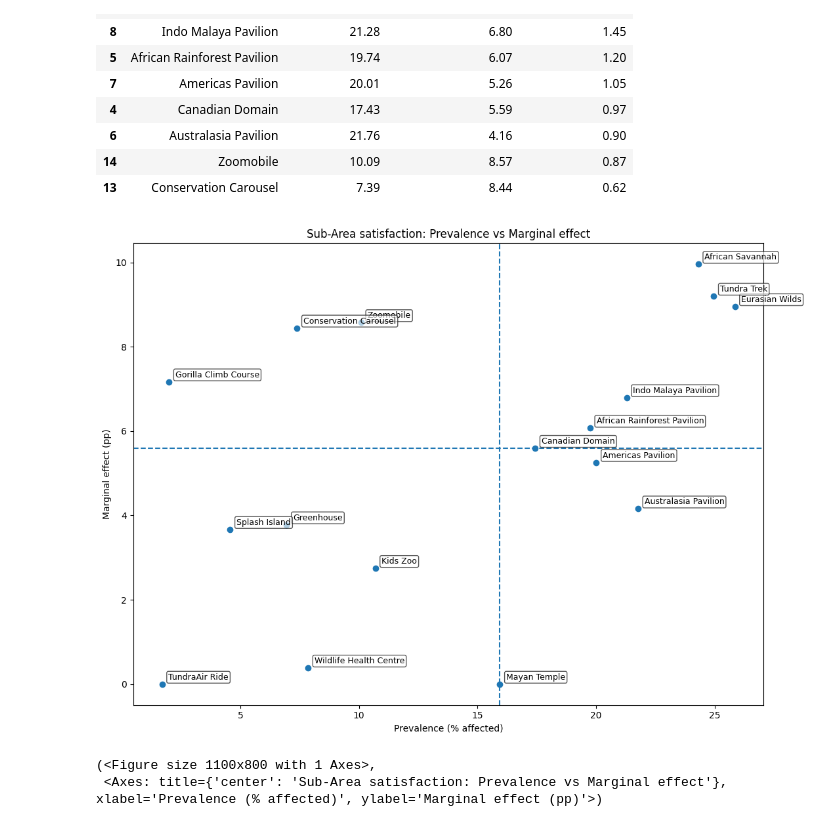
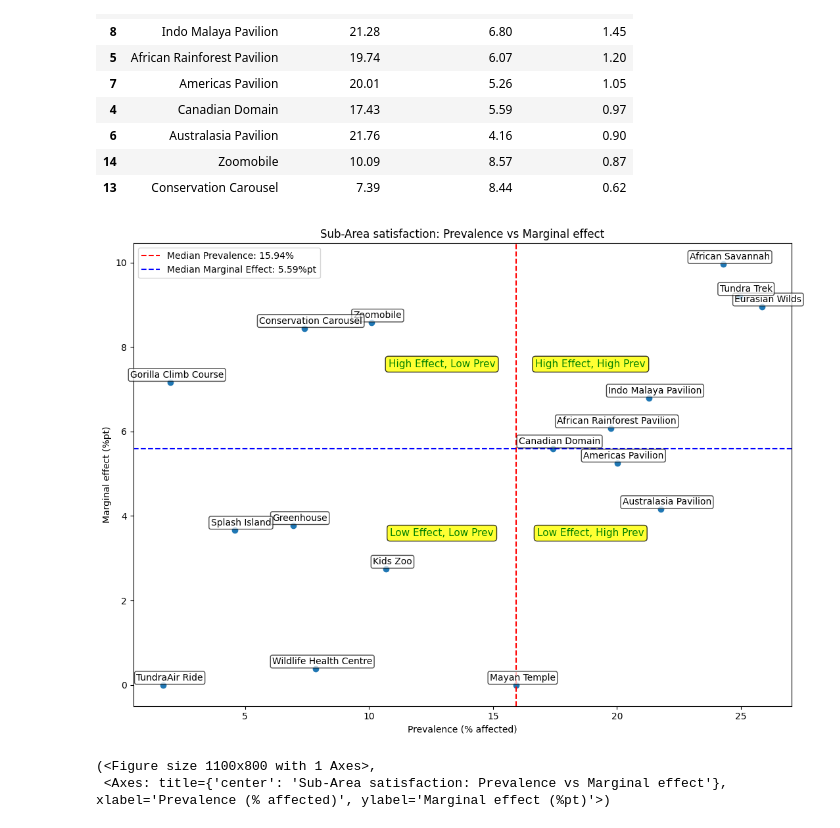
Before and after one commit to nathan-wheeler/Zoo-Feedback-Insights, a Jupyter notebook: EDA_Key_Driver.ipynb, the cells around one changed output. Saved outputs shown, nothing was run; the diff lists cells and outputs as text; code cells hidden in the pictures.

Commit message:
updated figure labels and legends

```diff
--- a/EDA_Key_Driver.ipynb
+++ b/EDA_Key_Driver.ipynb
@@ -343,6 +339,8 @@ def plot_driver_quadrant(
     exclude_features=None,
     xlim=None,
     ylim=None,
+    xbox = 1,
+    ybox = 1
 ):
     if exclude_features is None:
         exclude_features = set()
@@ -365,25 +363,38 @@ def plot_driver_quadrant(
             (r["prevalence_pct"], r["marginal_effect_pp"]),
             xytext=(7, 5),
             textcoords="offset points",
-            fontsize=9,
-            bbox=dict(boxstyle="round,pad=0.2", facecolor="white", alpha=0.65)
+            ha='center',
+            fontsize=10,
+            bbox=dict(boxstyle="round,pad=0.2", facecolor="white", alpha=0.7)
         )
 
-    ax.axvline(x_med, linestyle="--")
-    ax.axhline(y_med, linestyle="--")
+    ax.axvline(x_med, color='red',  linestyle="--", label=f'Median Prevalence: {x_med:.2f}%')
+    ax.axhline(y_med, color='blue', linestyle="--", label=f'Median Marginal Effect: {y_med:.2f}%pt')
 
     ax.set_xlabel("Prevalence (% affected)")
-    ax.set_ylabel("Marginal effect (pp)")
+    ax.set_ylabel("Marginal effect (%pt)")
     ax.set_title(title)
+
 
     if xlim is not None:
         ax.set_xlim(*xlim)
     if ylim is not None:
         ax.set_ylim(*ylim)
 
+    ax.text(x_med + xbox, y_med + ybox, 'High Effect, High Prev', ha='center', va='center', fontsize=11, color='green',
+        bbox=dict(boxstyle="round,pad=0.3", facecolor="yellow", alpha=0.8))
+    ax.text(x_med - xbox, y_med + ybox, 'High Effect, Low Prev', ha='center', va='center', fontsize=11, color='green',
+        bbox=dict(boxstyle="round,pad=0.3", facecolor="yellow", alpha=0.8))
+    ax.text(x_med + xbox, y_med - ybox, 'Low Effect, High Prev', ha='center', va='center', fontsize=11, color='green',
+        bbox=dict(boxstyle="round,pad=0.3", facecolor="yellow", alpha=0.8))
+    ax.text(x_med - xbox, y_med - ybox, 'Low Effect, Low Prev', ha='center', va='center', fontsize=11, color='green',
+        bbox=dict(boxstyle="round,pad=0.3", facecolor="yellow", alpha=0.8))
+
+    ax.legend()
     plt.tight_layout()
     plt.show()
 
+
     return fig, ax
 # %%
 def clean_action_df(aidf: pd.DataFrame, top_n=30):
@@ -522,10 +536,12 @@ display(table_area)
 # %%
 plot_driver_quadrant(
     aidf_area,
     title="Sub-Area satisfaction: Prevalence vs Marginal effect",
     exclude_features=[],
+    xbox= 3,
+    ybox = 2
 )
 # %% [output]
-[figure, old version]
+[figure, new version]
 (<Figure size 1100x800 with 1 Axes>,
- <Axes: title={'center': 'Sub-Area satisfaction: Prevalence vs Marginal effect'}, xlabel='Prevalence (% affected)', ylabel='Marginal effect (pp)'>)
+ <Axes: title={'center': 'Sub-Area satisfaction: Prevalence vs Marginal effect'}, xlabel='Prevalence (% affected)', ylabel='Marginal effect (%pt)'>)
```
Also changed, not shown: parts of 6 cells of this notebook, 2 other files.
